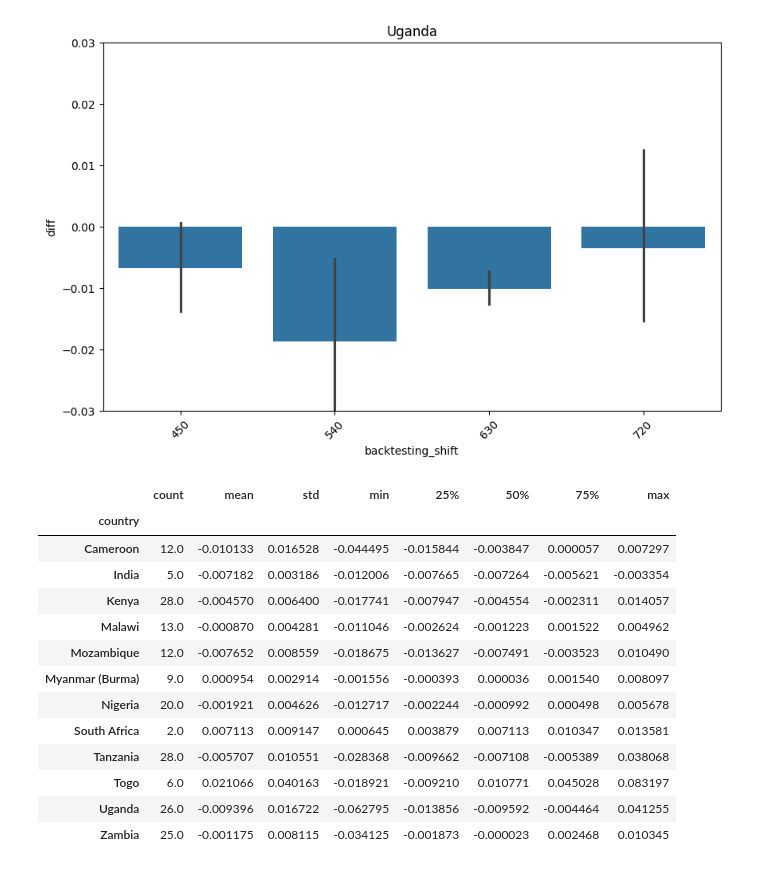
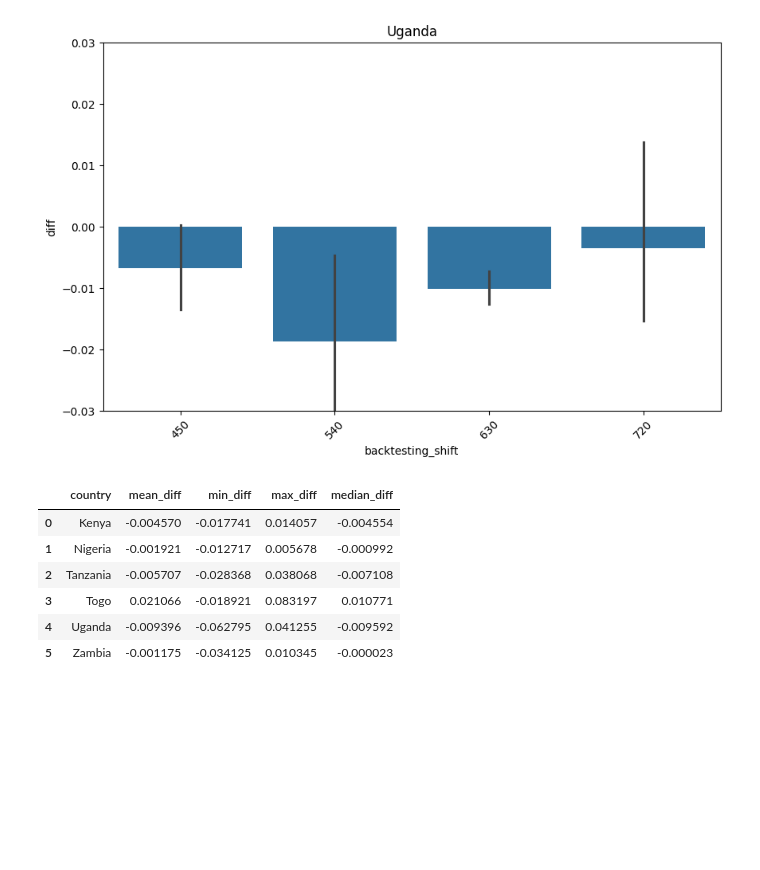
Before and after one commit to elijahkoech/cbr360, a Jupyter notebook: notebooks/clr_inference.ipynb, the cells around one changed output. Drawn from its saved outputs; the diff is of its cells as text; code cells hidden in the pictures; blank space fills up the shorter version.

```diff
--- a/notebooks/clr_inference.ipynb
+++ b/notebooks/clr_inference.ipynb
@@ -219,19 +219,17 @@ for country in ["Kenya", "Tanzania", "Nigeria", "Zambia", "Togo", "Uganda"]:
 [figure]
 [figure]
 # %%
-discrepancies.groupby(["country"])["diff"].describe()
+discrepancies[discrepancies.country.isin(["Kenya", "Nigeria", "Tanzania", "Uganda", "Zambia", "Togo"])].groupby("country").agg(
+    mean_diff = ("diff", "mean"),
+    min_diff = ("diff", "min"),
+    max_diff = ("diff", "max"),
+    median_diff = ("diff", "median"),
+).reset_index()
 # %% [output]
-|  | count | mean | std | min | 25% | 50% | 75% | max |
-| country |  |  |  |  |  |  |  |  |
-| Cameroon | 12.0 | -0.010133 | 0.016528 | -0.044495 | -0.015844 | -0.003847 | 0.000057 | 0.007297 |
-| India | 5.0 | -0.007182 | 0.003186 | -0.012006 | -0.007665 | -0.007264 | -0.005621 | -0.003354 |
-| Kenya | 28.0 | -0.004570 | 0.006400 | -0.017741 | -0.007947 | -0.004554 | -0.002311 | 0.014057 |
-| Malawi | 13.0 | -0.000870 | 0.004281 | -0.011046 | -0.002624 | -0.001223 | 0.001522 | 0.004962 |
-| Mozambique | 12.0 | -0.007652 | 0.008559 | -0.018675 | -0.013627 | -0.007491 | -0.003523 | 0.010490 |
-| Myanmar (Burma) | 9.0 | 0.000954 | 0.002914 | -0.001556 | -0.000393 | 0.000036 | 0.001540 | 0.008097 |
-| Nigeria | 20.0 | -0.001921 | 0.004626 | -0.012717 | -0.002244 | -0.000992 | 0.000498 | 0.005678 |
-| South Africa | 2.0 | 0.007113 | 0.009147 | 0.000645 | 0.003879 | 0.007113 | 0.010347 | 0.013581 |
-| Tanzania | 28.0 | -0.005707 | 0.010551 | -0.028368 | -0.009662 | -0.007108 | -0.005389 | 0.038068 |
-| Togo | 6.0 | 0.021066 | 0.040163 | -0.018921 | -0.009210 | 0.010771 | 0.045028 | 0.083197 |
-| Uganda | 26.0 | -0.009396 | 0.016722 | -0.062795 | -0.013856 | -0.009592 | -0.004464 | 0.041255 |
-| Zambia | 25.0 | -0.001175 | 0.008115 | -0.034125 | -0.001873 | -0.000023 | 0.002468 | 0.010345 |
+|  | country | mean_diff | min_diff | max_diff | median_diff |
+| 0 | Kenya | -0.004570 | -0.017741 | 0.014057 | -0.004554 |
+| 1 | Nigeria | -0.001921 | -0.012717 | 0.005678 | -0.000992 |
+| 2 | Tanzania | -0.005707 | -0.028368 | 0.038068 | -0.007108 |
+| 3 | Togo | 0.021066 | -0.018921 | 0.083197 | 0.010771 |
+| 4 | Uganda | -0.009396 | -0.062795 | 0.041255 | -0.009592 |
+| 5 | Zambia | -0.001175 | -0.034125 | 0.010345 | -0.000023 |
```
Also changed, not shown: parts of 2 cells of this notebook, 2 other files.
